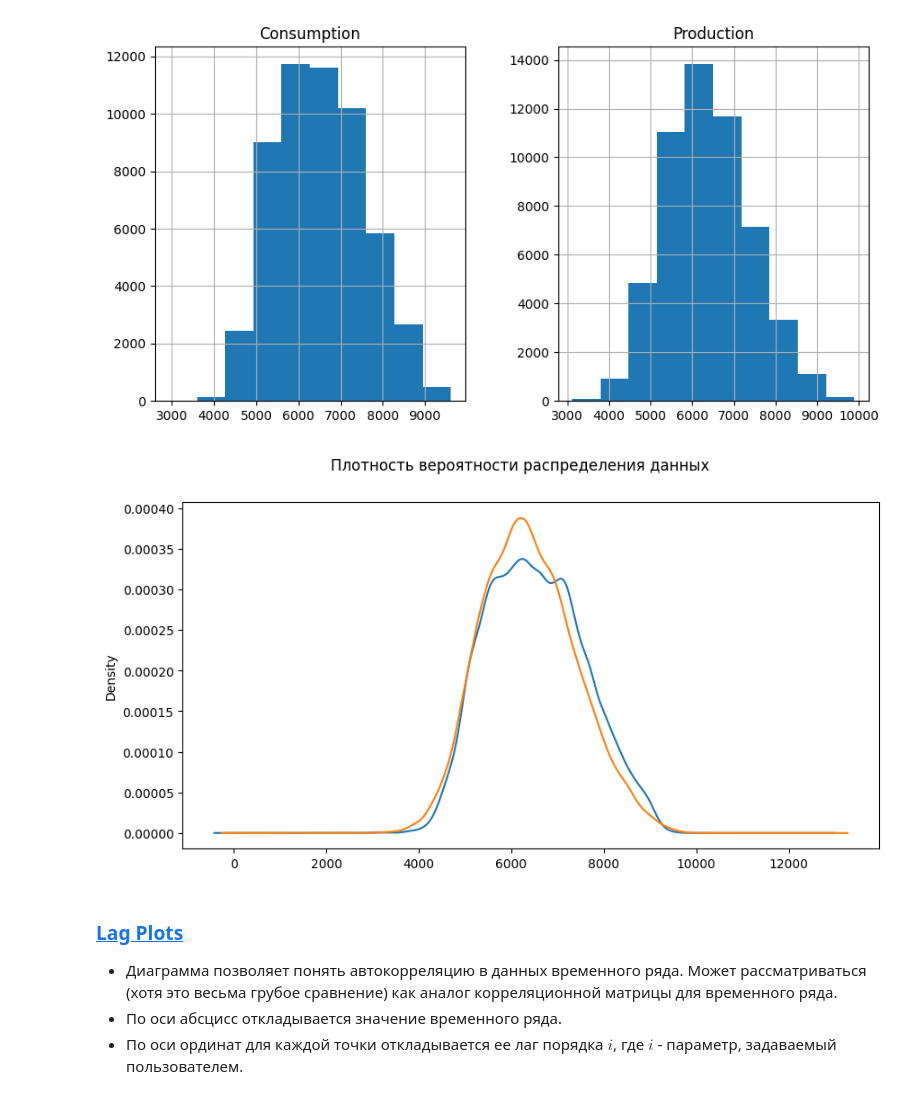
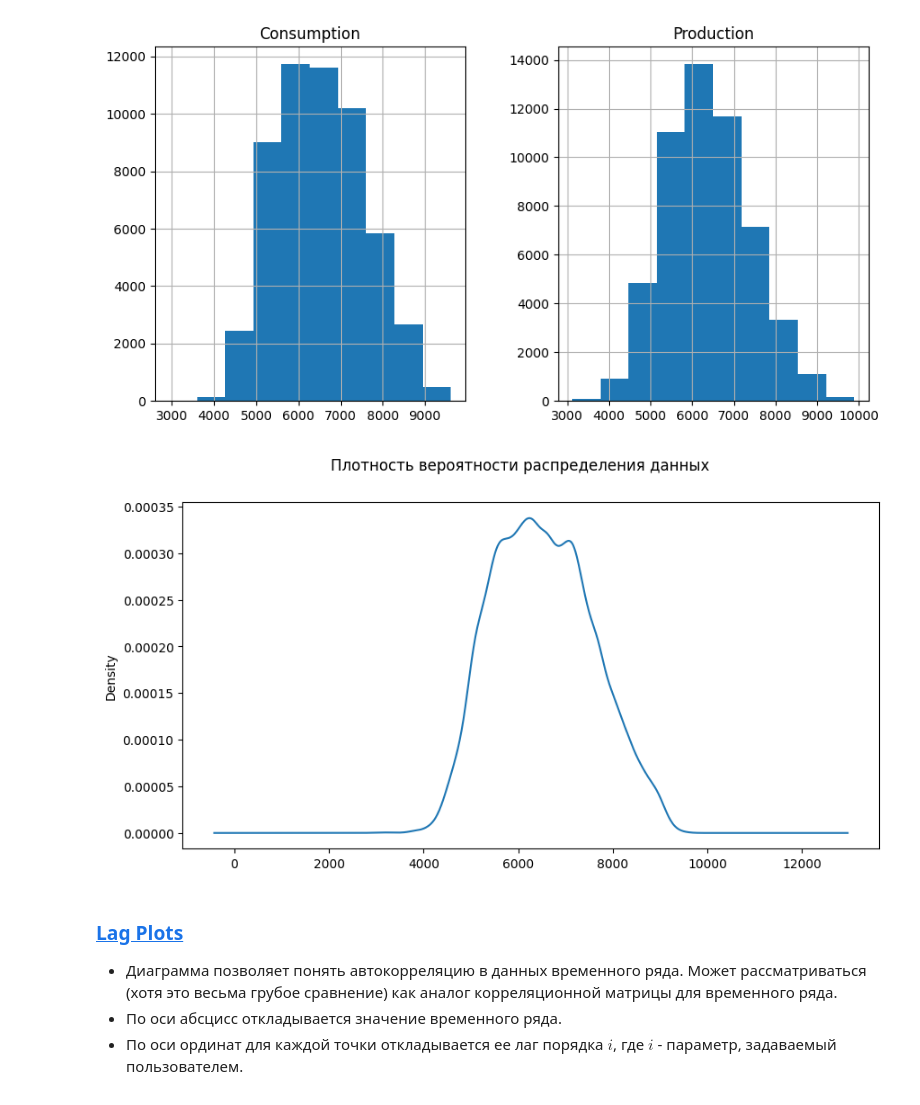
Before and after one commit to BorisLarkin/ML-BMSTU-2025, a Jupyter notebook: timeseries.ipynb, the cells around one changed output. Cells and saved outputs as stored; diff of their text form; code cells hidden in the pictures.

```diff
--- a/timeseries.ipynb
+++ b/timeseries.ipynb
@@ -152,10 +166,10 @@ pyplot.show()
 # %%
 fig, ax = pyplot.subplots(1, 1, sharex='col', sharey='row', figsize=(10,5))
 fig.suptitle('Плотность вероятности распределения данных')
-ts_ecp.plot(ax=ax, kind='kde', legend=False)
+ts_ecp_cons.plot(ax=ax, kind='kde', legend=False)
 pyplot.show()
 # %% [output]
-[figure, old version]
+[figure, new version]
 # %% [markdown]
 ### [Lag Plots](https://www.geeksforgeeks.org/lag-plots/)
 
```
Also changed, not shown: parts of 10 cells of this notebook.
